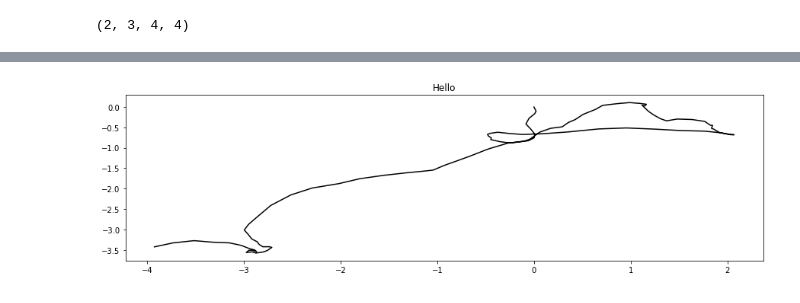
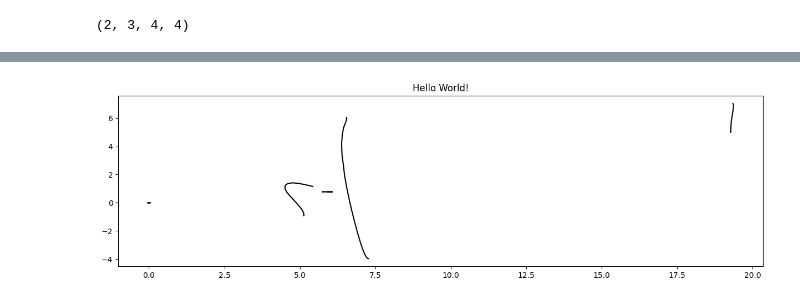
Before and after one commit to dcbrien/More-than-meets-the-eye---Transformers-that-write, a Jupyter notebook: Writing-Transformer.ipynb, the cells around one changed output, grey strips where cells are left out. Saved outputs shown, nothing was run; the diff lists cells and outputs as text; code cells hidden in the pictures.

Commit message:
Everything is working. Training is difficult.

```diff
--- a/Writing-Transformer.ipynb
+++ b/Writing-Transformer.ipynb
@@ -856,0 +908,13 @@ def sample_mix_model(res, b):
+# %%
+b=10
+
+rng = jax.random.PRNGKey(5)
+rng, new_rng = jax.random.split(rng)
+dec_input = jnp.zeros((1, 1, 3))
+predictions_all = writing_transformer.apply(params, new_rng, one_hot_sentence, dec_input, False)
+
+predictions_all[0, -1, :]
+
+predictions, rng = sample_mix_model(predictions_all[0, -1, :], rng, b)
+
+predictions
@@ -913,7 +987,7 @@ def convert_sentence(sentence):
 
   return jnp.asarray(U_conv)
 # %%
-encoding_sent = 'Hello'
+encoding_sent = 'Hello World!'
 
 one_hot_sentence = convert_sentence(encoding_sent)
 
@@ -923,3 +997,9 @@ one_hot_sentence.shape
+# %%
+@hk.transform
+def writing_transformer(inp: jnp.ndarray, tar: jnp.ndarray, training: bool) -> jnp.ndarray:
+    tra = Writing_Transformer(num_layers, key_size, d_model, num_heads, dff, pe_encoding=250, pe_target=1000, dropout_rate=dropout_rate)
+
+    return tra(inp, tar, training)
 # %%
 import matplotlib.animation as animation
 
@@ -932,13 +1012,15 @@ def evaluate(U_conv):
 
   dec_input = jnp.zeros((1, 1, 3))
 
-  MAX_LEN = 100
+  MAX_LEN = 250
 
  # transformer.reset_states()
 
   #fig = plt.figure(figsize=(10, 10))
 
  # ims = []
+
+  rng = jax.random.PRNGKey(5)
 
 #  for t in range(int(train.MAX_STROKE_LEN)):
   for t in range(int(MAX_LEN)):
@@ -947,9 +1029,11 @@ def evaluate(U_conv):
     # mask
     #enc_padding_mask, combined_mask, dec_padding_mask = create_masks(U_conv, dec_input)
 
-    key = jax.random.PRNGKey(40)
+    rng, new_rng = jax.random.split(rng)
 
-    predictions_all = network.apply(params, key, U_conv, dec_input)
+    predictions_all = writing_transformer.apply(params, new_rng, U_conv, dec_input, False)
+
+    #rng = new_rng
 
     #predictions_all = transformer(U_conv,
     #                                                     dec_input,
@@ -979,7 +1063,7 @@ def evaluate(U_conv):
 
     #ims.append([im])
 
-    predictions = sample_mix_model(predictions_all[0, -1, :], b)
+    predictions, rng = sample_mix_model(predictions_all[0, -1, :], rng, b)
 
     pred_strokes = predictions[:3]
     pred_strokes = pred_strokes[jnp.newaxis, jnp.newaxis, :]
@@ -1006,4 +1110,4 @@ results = evaluate(one_hot_sentence)
 # %%
-plot_stroke(results[0, :100, :], one_hot_sentence[0, :])
+plot_stroke(results[0, :250, :], one_hot_sentence[0, :])
 # %% [output]
-[figure, old version]
+[figure, new version]
```
Also changed, not shown: parts of 19 cells of this notebook.
